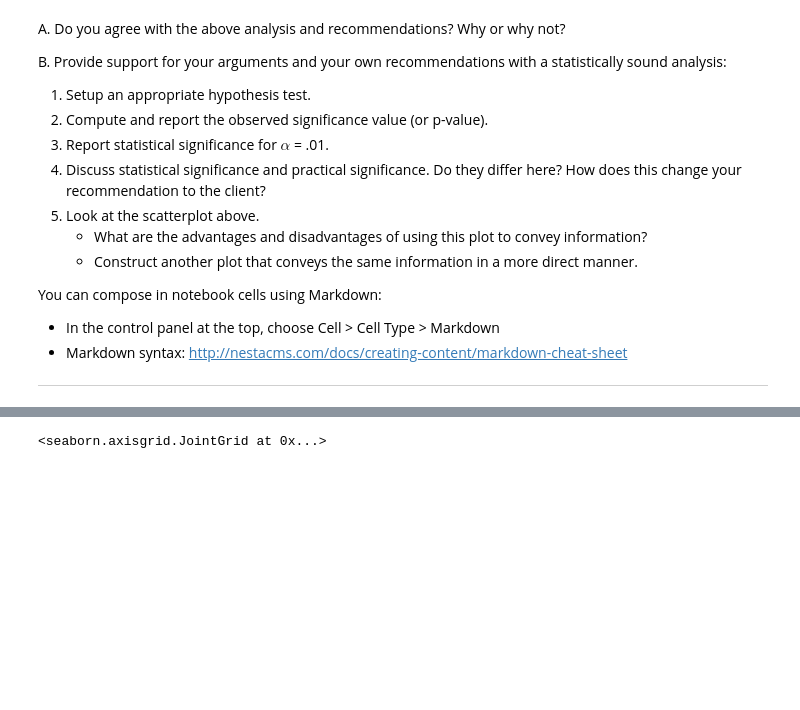
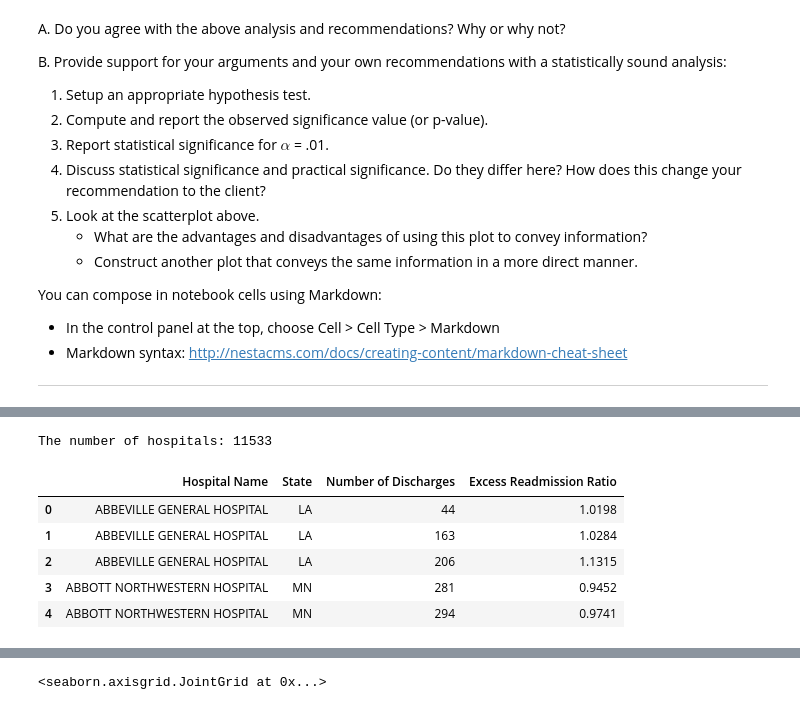
Before and after one commit to yaqiongz/Springb, a Jupyter notebook: hospital_readmit/hospital_study.ipynb, the cells around one changed output, grey strips where cells are left out. Saved outputs shown, nothing was run; the diff lists cells and outputs as text; code cells hidden in the pictures; blank space fills up the shorter version.

```diff
--- a/hospital_readmit/hospital_study.ipynb
+++ b/hospital_readmit/hospital_study.ipynb
@@ -262,0 +126,19 @@ plt.rcParams['figure.figsize']={20,6}
+# %%
+df = clean_hospital_read_df
+
+#I assume the rows with same hospital names, state and number of discharges are from the same hospital.
+#So I average the result from all the measures together for the same hospital with multiple measurements.
+
+df_group = df.groupby(['Hospital Name','State','Number of Discharges'])['Excess Readmission Ratio'].mean().reset_index()
+print('The number of hospitals:',len(df_group))
+# %% [output]
+The number of hospitals: 11533
+# %%
+df_group.head()
+# %% [output]
+|  | Hospital Name | State | Number of Discharges | Excess Readmission Ratio |
+| 0 | ABBEVILLE GENERAL HOSPITAL | LA | 44 | 1.0198 |
+| 1 | ABBEVILLE GENERAL HOSPITAL | LA | 163 | 1.0284 |
+| 2 | ABBEVILLE GENERAL HOSPITAL | LA | 206 | 1.1315 |
+| 3 | ABBOTT NORTHWESTERN HOSPITAL | MN | 281 | 0.9452 |
+| 4 | ABBOTT NORTHWESTERN HOSPITAL | MN | 294 | 0.9741 |
```
Also changed, not shown: parts of 48 cells of this notebook.
